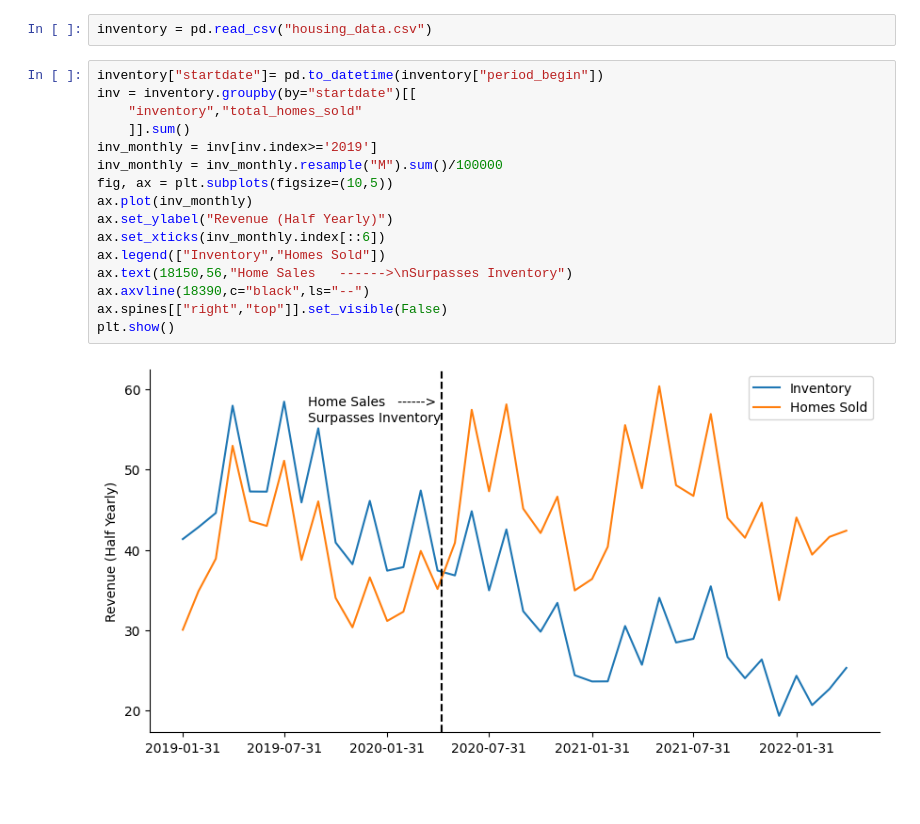
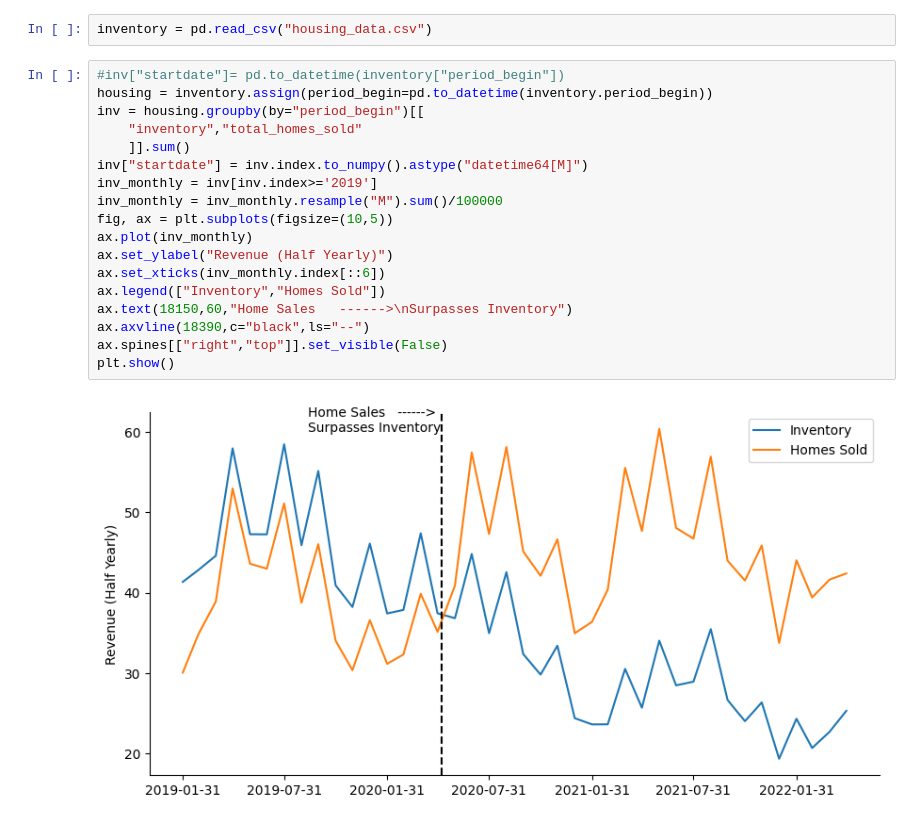
Before and after one commit to HariSudhan76/DataVisualization, a Jupyter notebook: MatplotlibBasics.ipynb, the cells around one changed output. Drawn from its saved outputs; the diff is of its cells as text; blank space fills up the shorter version.

```diff
--- a/MatplotlibBasics.ipynb
+++ b/MatplotlibBasics.ipynb
@@ -9,20 +9,22 @@ import matplotlib.pyplot as plt
 # %%
 inventory = pd.read_csv("housing_data.csv")
 # %%
-inventory["startdate"]= pd.to_datetime(inventory["period_begin"])
-inv = inventory.groupby(by="startdate")[[
+#inv["startdate"]= pd.to_datetime(inventory["period_begin"])
+housing = inventory.assign(period_begin=pd.to_datetime(inventory.period_begin))
+inv = housing.groupby(by="period_begin")[[
     "inventory","total_homes_sold"
     ]].sum()
+inv["startdate"] = inv.index.to_numpy().astype("datetime64[M]")
 inv_monthly = inv[inv.index>='2019']
 inv_monthly = inv_monthly.resample("M").sum()/100000
 fig, ax = plt.subplots(figsize=(10,5))
 ax.plot(inv_monthly)
 ax.set_ylabel("Revenue (Half Yearly)")
 ax.set_xticks(inv_monthly.index[::6])
 ax.legend(["Inventory","Homes Sold"])
-ax.text(18150,56,"Home Sales   ------>\nSurpasses Inventory")
+ax.text(18150,60,"Home Sales   ------>\nSurpasses Inventory")
 ax.axvline(18390,c="black",ls="--")
 ax.spines[["right","top"]].set_visible(False)
 plt.show()
 # %% [output]
-[figure, old version]
+[figure, new version]
```
Also changed, not shown: parts of 2 cells of this notebook.
